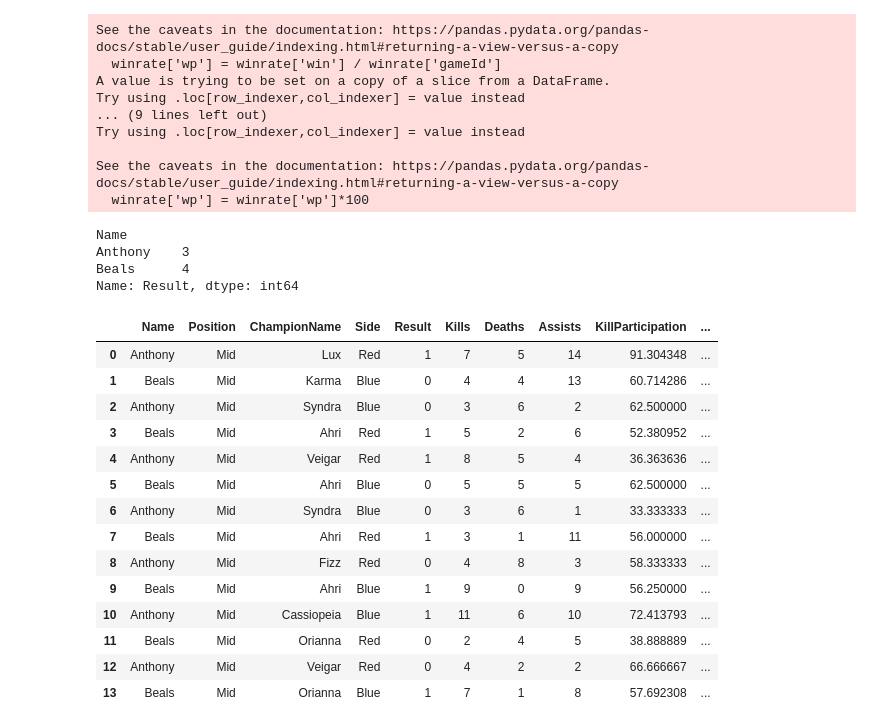
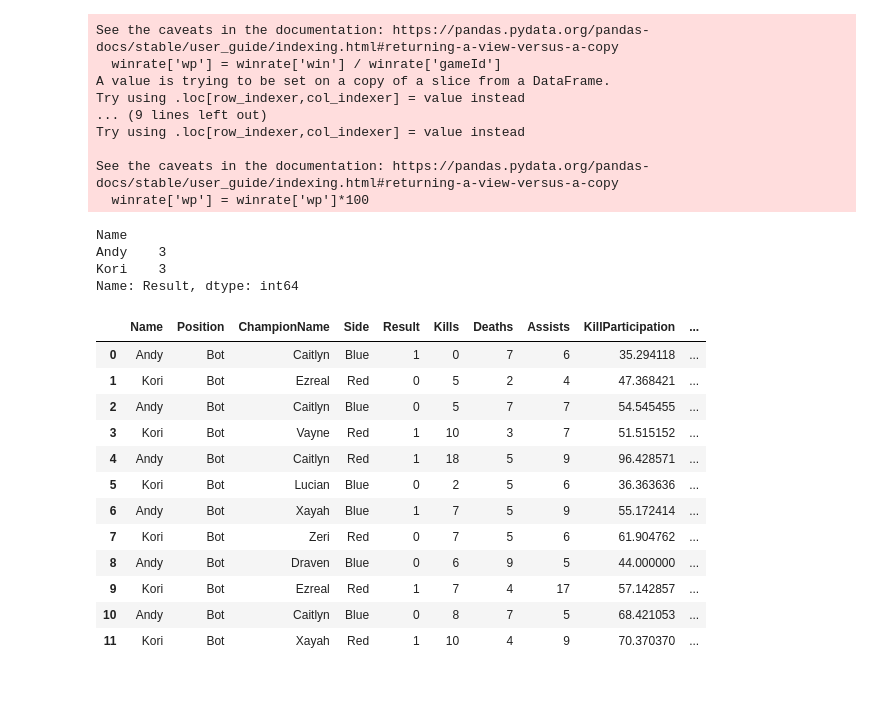
Before and after one commit to AndyGoodwin16/ToxicTuesday, a Jupyter notebook: ETL/Untitled.ipynb, the cells around one changed output. Saved outputs shown, nothing was run; the diff lists cells and outputs as text; code cells hidden in the pictures; blank space fills up the shorter version.

```diff
--- a/ETL/Untitled.ipynb
+++ b/ETL/Untitled.ipynb
@@ -486,44 +488,42 @@ See the caveats in the documentation: https://pandas.pydata.org/pandas-docs/stab
 # %%
 def h2hMatchHistory(PersonA, PersonB, Position):
     raw_data1 = raw_data[['Name', 'Position', 'ChampionName', 'Side', 'Result', 'Kills', 'Deaths', 'Assists', 'KillParticipation', 'CS', 'Gold', 'GoldPercent', 'DamageDealt', 'DamageDealtPercent', 'VisionScore', 'GameID']]
     raw_data1 = raw_data1.replace({'Result': {'Win': 1, 'Loss': 0}})
 
     raw_data2 = raw_data1[raw_data1['Name'] == PersonA]
     raw_data3 = raw_data2[raw_data2['Position'] == Position]
     first_list = raw_data3['GameID'].tolist()
 
     raw_data4 = raw_data1[raw_data1['Name'] == PersonB]
     raw_data5 = raw_data4[raw_data4['Position'] == Position]
     second_list = raw_data5['GameID'].tolist()
 
     raw_data6 = pd.concat([raw_data3, raw_data5])
     comb_list = list(set(first_list) & set(second_list))
 
     raw_data7 = raw_data6[raw_data6['GameID'].isin(comb_list)].sort_values(by = 'Name').sort_values(by = 'GameID').reset_index(drop = True)
     print(raw_data7.groupby('Name')['Result'].sum())
 
     return raw_data7
-h2hMatchHistory('Beals', 'Anthony', 'Mid')
+h2hMatchHistory('Andy', 'Kori', 'Bot')
 # %% [output]
 Name
-Anthony    3
-Beals      4
+Andy    3
+Kori    3
 Name: Result, dtype: int64
 |  | Name | Position | ChampionName | Side | Result | Kills | Deaths | Assists | KillParticipation | ... |
-| 0 | Anthony | Mid | Lux | Red | 1 | 7 | 5 | 14 | 91.304348 | ... |
-| 1 | Beals | Mid | Karma | Blue | 0 | 4 | 4 | 13 | 60.714286 | ... |
-| 2 | Anthony | Mid | Syndra | Blue | 0 | 3 | 6 | 2 | 62.500000 | ... |
-| 3 | Beals | Mid | Ahri | Red | 1 | 5 | 2 | 6 | 52.380952 | ... |
-| 4 | Anthony | Mid | Veigar | Red | 1 | 8 | 5 | 4 | 36.363636 | ... |
-| 5 | Beals | Mid | Ahri | Blue | 0 | 5 | 5 | 5 | 62.500000 | ... |
-| 6 | Anthony | Mid | Syndra | Blue | 0 | 3 | 6 | 1 | 33.333333 | ... |
-| 7 | Beals | Mid | Ahri | Red | 1 | 3 | 1 | 11 | 56.000000 | ... |
-| 8 | Anthony | Mid | Fizz | Red | 0 | 4 | 8 | 3 | 58.333333 | ... |
-| 9 | Beals | Mid | Ahri | Blue | 1 | 9 | 0 | 9 | 56.250000 | ... |
-| 10 | Anthony | Mid | Cassiopeia | Blue | 1 | 11 | 6 | 10 | 72.413793 | ... |
-| 11 | Beals | Mid | Orianna | Red | 0 | 2 | 4 | 5 | 38.888889 | ... |
-| 12 | Anthony | Mid | Veigar | Red | 0 | 4 | 2 | 2 | 66.666667 | ... |
-| 13 | Beals | Mid | Orianna | Blue | 1 | 7 | 1 | 8 | 57.692308 | ... |
+| 0 | Andy | Bot | Caitlyn | Blue | 1 | 0 | 7 | 6 | 35.294118 | ... |
+| 1 | Kori | Bot | Ezreal | Red | 0 | 5 | 2 | 4 | 47.368421 | ... |
+| 2 | Andy | Bot | Caitlyn | Blue | 0 | 5 | 7 | 7 | 54.545455 | ... |
+| 3 | Kori | Bot | Vayne | Red | 1 | 10 | 3 | 7 | 51.515152 | ... |
+| 4 | Andy | Bot | Caitlyn | Red | 1 | 18 | 5 | 9 | 96.428571 | ... |
+| 5 | Kori | Bot | Lucian | Blue | 0 | 2 | 5 | 6 | 36.363636 | ... |
+| 6 | Andy | Bot | Xayah | Blue | 1 | 7 | 5 | 9 | 55.172414 | ... |
+| 7 | Kori | Bot | Zeri | Red | 0 | 7 | 5 | 6 | 61.904762 | ... |
+| 8 | Andy | Bot | Draven | Blue | 0 | 6 | 9 | 5 | 44.000000 | ... |
+| 9 | Kori | Bot | Ezreal | Red | 1 | 7 | 4 | 17 | 57.142857 | ... |
+| 10 | Andy | Bot | Caitlyn | Blue | 0 | 8 | 7 | 5 | 68.421053 | ... |
+| 11 | Kori | Bot | Xayah | Red | 1 | 10 | 4 | 9 | 70.370370 | ... |
 # %%
 winrate = winrate.reset_index()
 winrate = winrate.rename(columns = {
```
Also changed, not shown: parts of 11 cells of this notebook, 5 other files.
